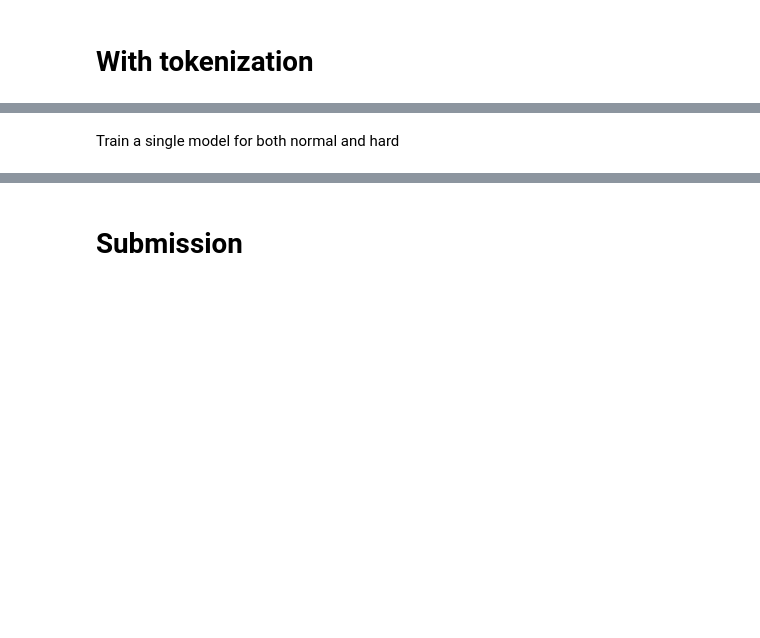
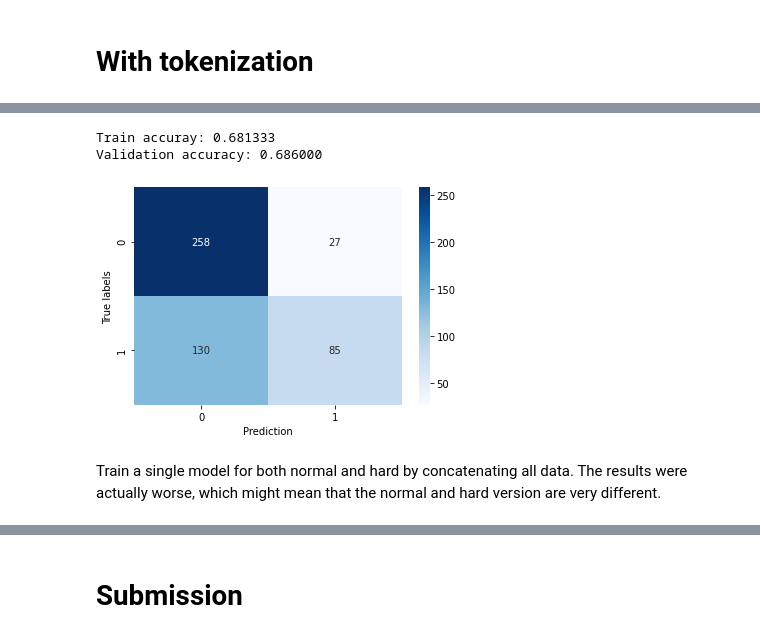
Before and after one commit to RuolinZheng08/ttic31190-natural-language-processing, a Jupyter notebook: hw4/mlp-classifier-experiemnts.ipynb, the cells around one changed output, grey strips where cells are left out. Saved outputs shown, nothing was run; the diff lists cells and outputs as text; code cells hidden in the pictures; blank space fills up the shorter version.

```diff
--- a/hw4/mlp-classifier-experiemnts.ipynb
+++ b/hw4/mlp-classifier-experiemnts.ipynb
@@ -248,2 +231,10 @@ experiments['baseline_hard'] = ret
+# %%
+# hard
+ret = run_experiment(dev_hard_big, devtest_hard_small, call_clean_text=True)
+experiments['big_hard'] = ret
+# %% [output]
+Train accuray: 0.681333
+Validation accuracy: 0.686000
+[figure, added]
 # %% [markdown]
-Train a single model for both normal and hard
+Train a single model for both normal and hard by concatenating all data. The results were actually worse, which might mean that the normal and hard version are very different.
```
Also changed, not shown: parts of 19 cells of this notebook.
